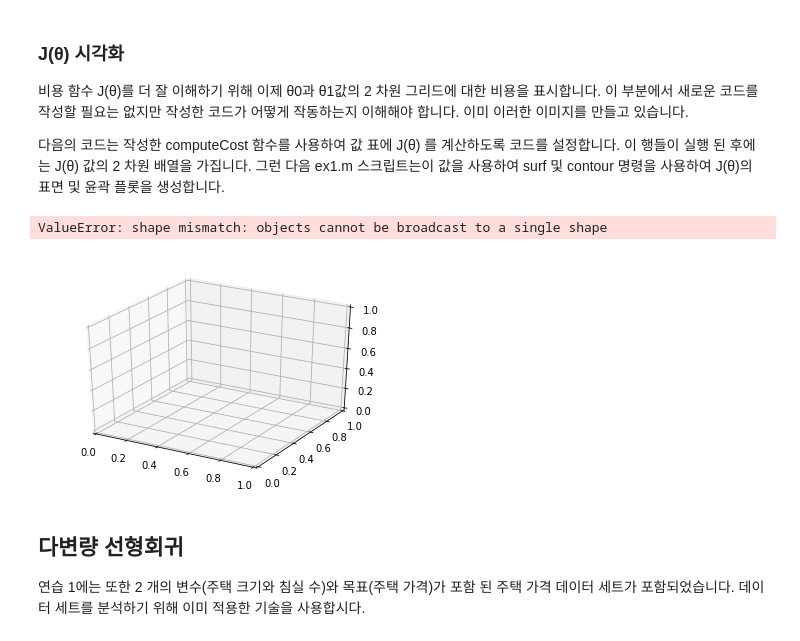
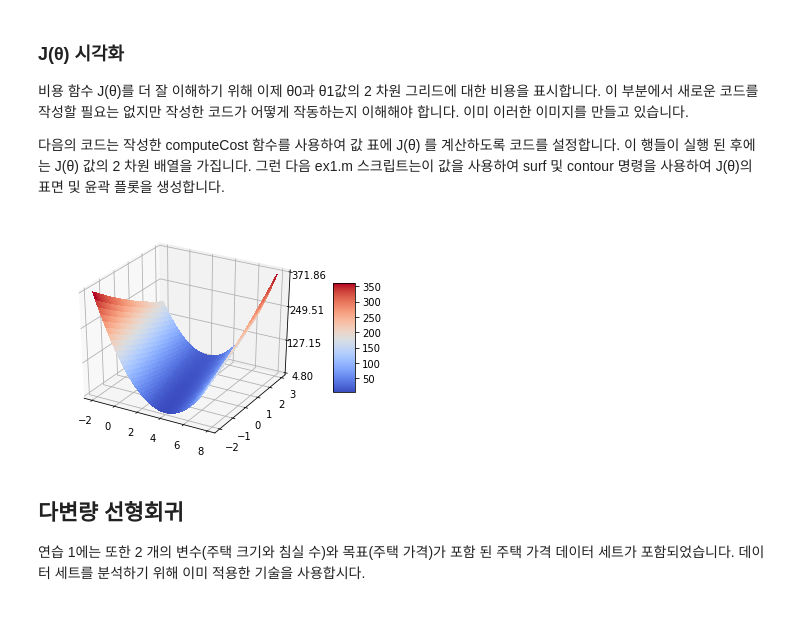
Before and after one commit to junji64/Machine-Learning, a Jupyter notebook: Machine Learning Exercise #1 - Linear Regression.ipynb, the cells around one changed output. Cells and saved outputs as stored; diff of their text form; code cells hidden in the pictures.

Commit message:
loss function surface

```diff
--- a/Machine Learning Exercise #1 - Linear Regression.ipynb
+++ b/Machine Learning Exercise #1 - Linear Regression.ipynb
@@ -191,49 +195,43 @@ Text(0.5,1,'Error vs. Training Epoch')
 이 행들이 실행 된 후에는 J(θ) 값의 2 차원 배열을 가집니다. 그런 다음 ex1.m 스크립트는이 값을 사용하여 surf 및 contour 명령을 사용하여 J(θ)의 표면 및 윤곽 플롯을 생성합니다.
 # %%
 # initialize J vals to a matrix of 0's
-theta0 = np.arange(-10,10,0.2)
-theta1 = np.arange(-1,4,0.2)
-J_vals = np.matrix(np.zeros([np.size(theta0), np.size(theta1)]))
+theta0 = np.arange(-2,8,0.1)
+theta1 = np.arange(-2,3,0.05)
+J_vals = np.zeros([np.size(theta0), np.size(theta1)])
 
-# Fill out J vals
 for i in range(np.size(theta0)):
     for j in range(np.size(theta1)):
-        thetas = np.matrix([theta0[i], theta1[j]])
+        thetas = np.matrix(np.array([theta0[i], theta1[j]]))
         J_vals[i,j] = computeCost(X, y, thetas)
 # %%
 from mpl_toolkits.mplot3d import Axes3D  # noqa: F401 unused import
 
 import matplotlib.pyplot as plt
 from matplotlib import cm
 from matplotlib.ticker import LinearLocator, FormatStrFormatter
 import numpy as np
 
 fig = plt.figure()
 ax = fig.gca(projection='3d')
 
 # Make data.
-X = np.arange(-5, 5, 0.25)
-Y = np.arange(-5, 5, 0.25)
-X, Y = np.meshgrid(X, Y)
-R = np.sqrt(X**2 + Y**2)
-Z = np.sin(R)
+
+T0, T1 = np.meshgrid(theta0, theta1)
 
 # Plot the surface.
-surf = ax.plot_surface(theta0, theta1, J_vals, cmap=cm.coolwarm,
-                       linewidth=0, antialiased=False)
+surf = ax.plot_surface(T0, T1, J_vals, cmap=cm.coolwarm, linewidth=0, antialiased=False)
 
 # Customize the z axis.
 #ax.set_zlim(-1.01, 1.01)
-ax.zaxis.set_major_locator(LinearLocator(10))
+ax.zaxis.set_major_locator(LinearLocator(4))
 ax.zaxis.set_major_formatter(FormatStrFormatter('%.02f'))
 
 # Add a color bar which maps values to colors.
 fig.colorbar(surf, shrink=0.5, aspect=5)
 
 plt.show()
 # %% [output]
-ValueError: shape mismatch: objects cannot be broadcast to a single shape
-[figure, old version]
+[figure, new version]
 # %% [markdown]
 ## 다변량 선형회귀
 연습 1에는 또한 2 개의 변수(주택 크기와 침실 수)와 목표(주택 가격)가 포함 된 주택 가격 데이터 세트가 포함되었습니다. 데이터 세트를 분석하기 위해 이미 적용한 기술을 사용합시다.
```
Also changed, not shown: parts of 3 cells of this notebook.
